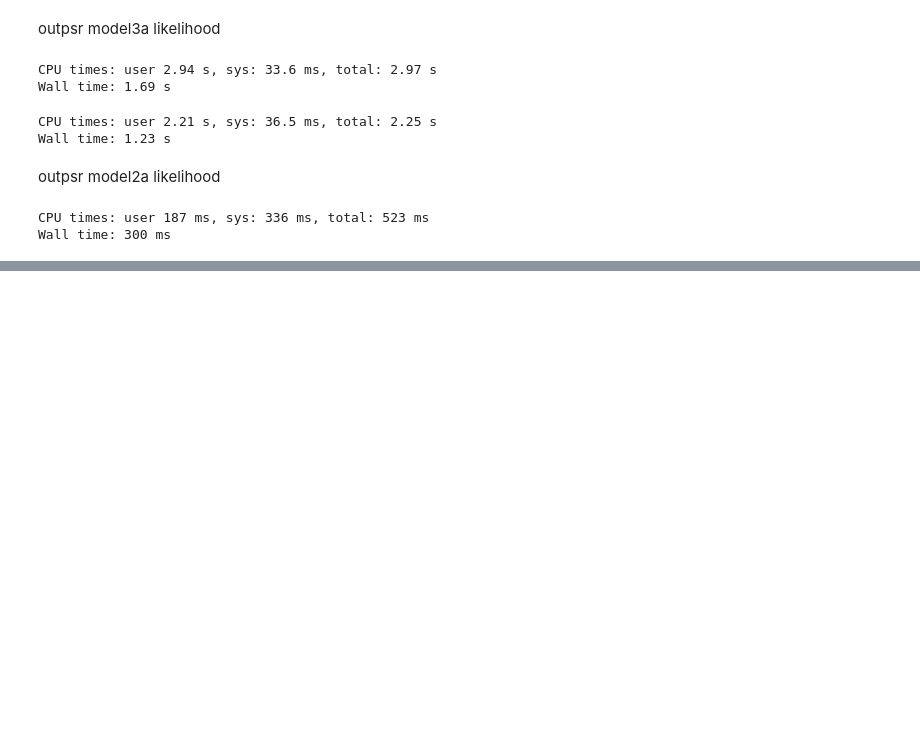
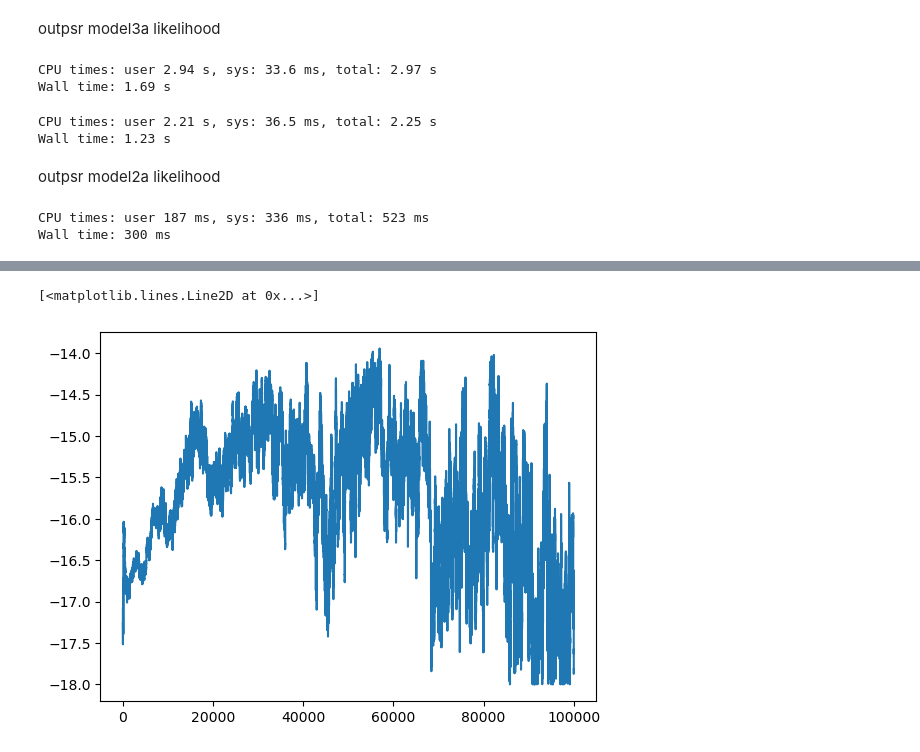
Before and after one commit to vhaasteren/discovery, a Jupyter notebook: examples/conditional.ipynb, the cells around one changed output, grey strips where cells are left out. Cells and saved outputs as stored; diff of their text form; code cells hidden in the pictures; blank space fills up the shorter version.

```diff
--- a/examples/conditional.ipynb
+++ b/examples/conditional.ipynb
@@ -292,0 +402,8 @@ df.to_feather(f'{outpsrname}_ppl_model2a.feather')
+# %%
+df2 = pd.read_feather('sim_m2a_53706-m2a.feather')
+df3 = pd.read_feather('sim_m2a_53706-m3a.feather')
+# %%
+pp.plot(df2.gw_log10_A)
+# %% [output]
+[<matplotlib.lines.Line2D at 0x...>]
+[figure, added]
```
Also changed, not shown: parts of 52 cells of this notebook, 3 other files.
